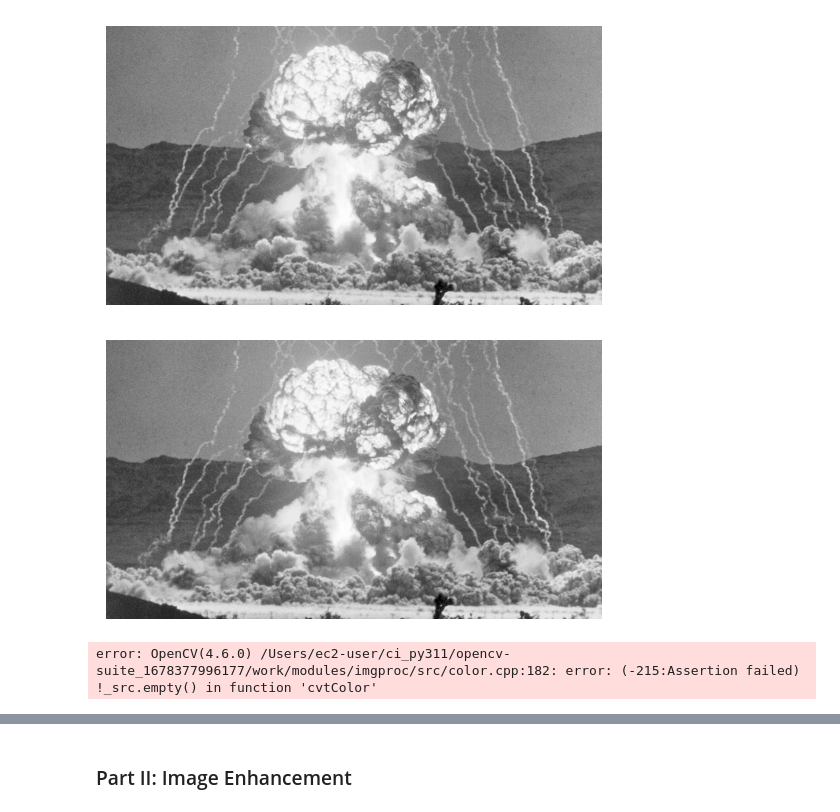
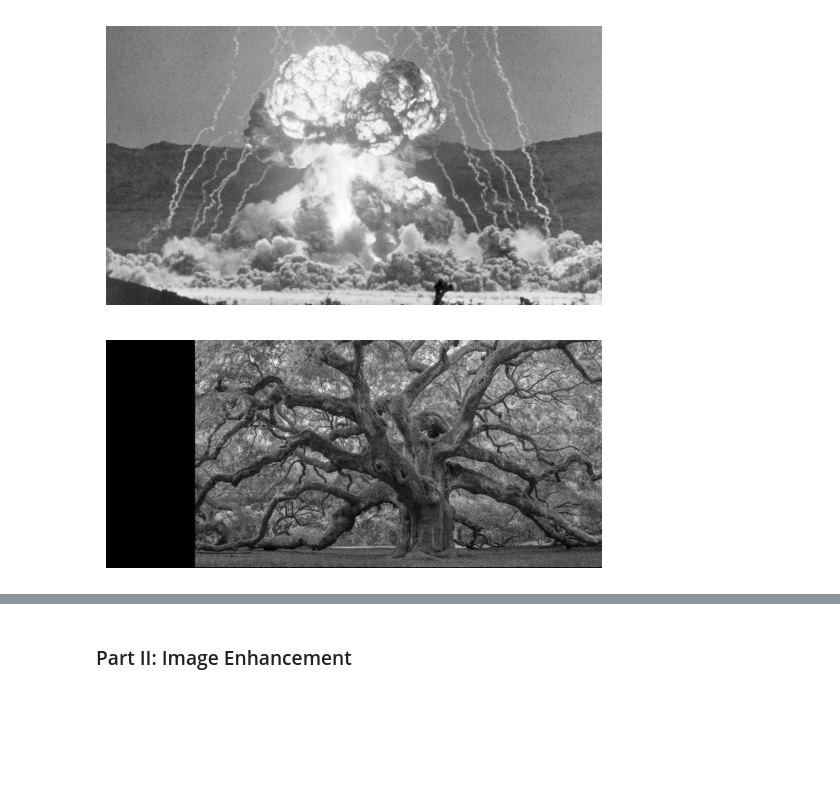
Before and after one commit to DylanBaut/Computational-Photography, a Jupyter notebook: hybrid/Project_1.ipynb, the cells around one changed output, grey strips where cells are left out. Cells and saved outputs as stored; diff of their text form; code cells hidden in the pictures; blank space fills up the shorter version.

```diff
--- a/hybrid/Project_1.ipynb
+++ b/hybrid/Project_1.ipynb
@@ -18,7 +18,7 @@ import utils
 import matplotlib.pyplot as plt
 # %%
 im1_file = './explosion.png'
-im2_file = './explosion.png'
+im2_file = './tree.jpg'
 
 im1 = cv2.imread(im1_file, cv2.IMREAD_GRAYSCALE)
 im2 = cv2.imread(im2_file, cv2.IMREAD_GRAYSCALE)
@@ -29,20 +29,18 @@ pts_im1 = utils.prompt_eye_selection(im1)
 # %%
 pts_im2 = utils.prompt_eye_selection(im2)
 #pts_im2 = np.array([[1257,1251],
 #                [1609,1251 ]], dtype=np.float32)
 #pts_im1 = np.array([[690,440],
 #                [802, 417]], dtype=np.float32)
 
-pts_im2 = np.array([[453,287],
-                [634,287]], dtype=np.float32)
-pts_im1 = np.array([[453,287],
-                [634,287]], dtype=np.float32)
+pts_im2 = np.array([[520,287],
+                [690,287]], dtype=np.float32)
+pts_im1 = np.array([[400,288],
+                [600,288]], dtype=np.float32)
 # %% [output]
-[figure, old version]
+[figure, new version]
 # %%
 im1, im2 = utils.align_images(im1_file, im2_file,pts_im1,pts_im2,save_images=False)
-# %% [output]
-error: OpenCV(4.6.0) /Users/ec2-user/ci_py311/opencv-suite_1678377996177/work/modules/imgproc/src/color.cpp:182: error: (-215:Assertion failed) !_src.empty() in function 'cvtColor'
 # %%
 # convert to grayscale
 im1 = cv2.cvtColor(im1, cv2.COLOR_BGR2GRAY) / 255.0
```
Also changed, not shown: parts of 8 cells of this notebook.
